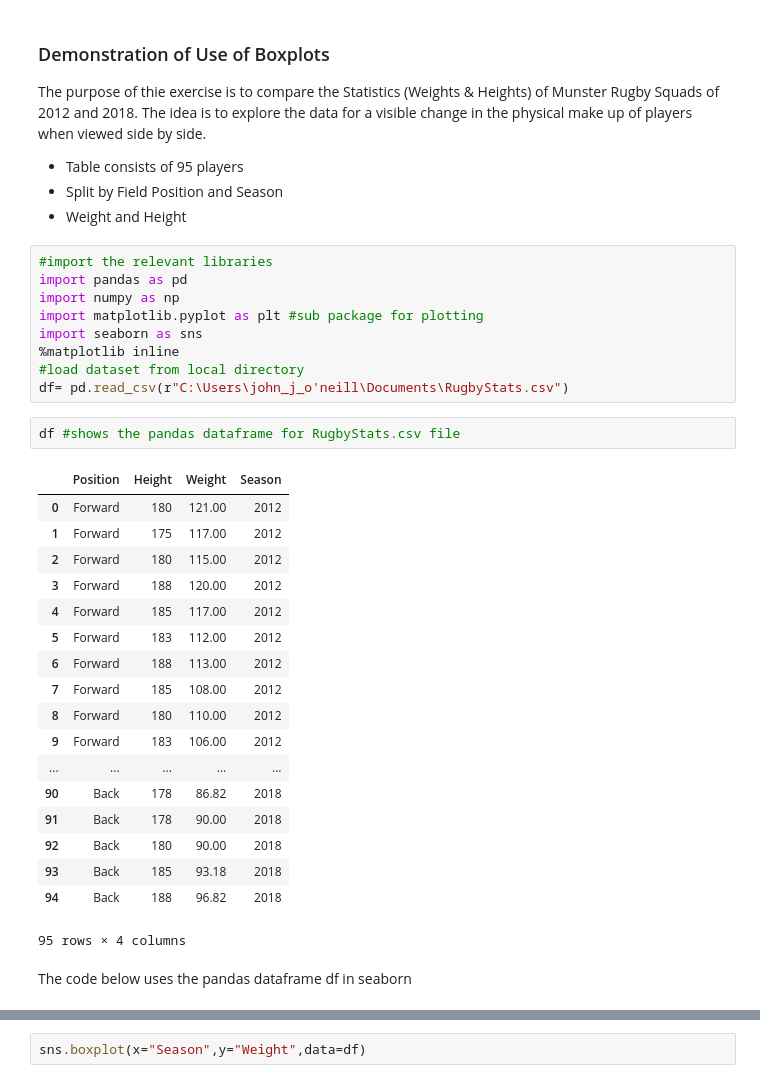
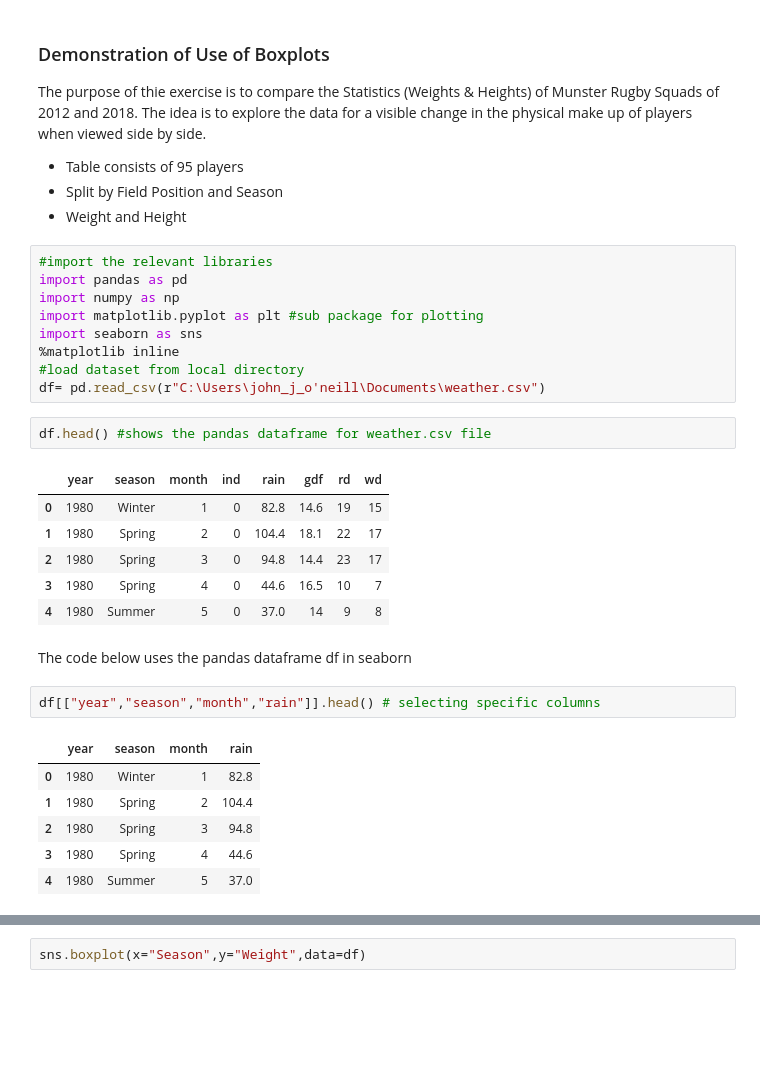
Before and after one commit to JohnONeillGMIT/BoxPlot, a Jupyter notebook: Boxplot Project.ipynb, the cells around one changed output, grey strips where cells are left out. Drawn from its saved outputs; the diff is of its cells as text; blank space fills up the shorter version.

```diff
--- a/Boxplot Project.ipynb
+++ b/Boxplot Project.ipynb
@@ -183,28 +183,25 @@ import matplotlib.pyplot as plt #sub package for plotting
 import seaborn as sns
 %matplotlib inline
 #load dataset from local directory
-df= pd.read_csv(r"C:\Users\john_j_o'neill\Documents\RugbyStats.csv")
+df= pd.read_csv(r"C:\Users\john_j_o'neill\Documents\weather.csv")
 # %%
-df #shows the pandas dataframe for RugbyStats.csv file
+df.head() #shows the pandas dataframe for weather.csv file
 # %% [output]
-|  | Position | Height | Weight | Season |
-| 0 | Forward | 180 | 121.00 | 2012 |
-| 1 | Forward | 175 | 117.00 | 2012 |
-| 2 | Forward | 180 | 115.00 | 2012 |
-| 3 | Forward | 188 | 120.00 | 2012 |
-| 4 | Forward | 185 | 117.00 | 2012 |
-| 5 | Forward | 183 | 112.00 | 2012 |
-| 6 | Forward | 188 | 113.00 | 2012 |
-| 7 | Forward | 185 | 108.00 | 2012 |
-| 8 | Forward | 180 | 110.00 | 2012 |
-| 9 | Forward | 183 | 106.00 | 2012 |
-| ... | ... | ... | ... | ... |
-| 90 | Back | 178 | 86.82 | 2018 |
-| 91 | Back | 178 | 90.00 | 2018 |
-| 92 | Back | 180 | 90.00 | 2018 |
-| 93 | Back | 185 | 93.18 | 2018 |
-| 94 | Back | 188 | 96.82 | 2018 |
+|  | year | season | month | ind | rain | gdf | rd | wd |
+| 0 | 1980 | Winter | 1 | 0 | 82.8 | 14.6 | 19 | 15 |
+| 1 | 1980 | Spring | 2 | 0 | 104.4 | 18.1 | 22 | 17 |
+| 2 | 1980 | Spring | 3 | 0 | 94.8 | 14.4 | 23 | 17 |
+| 3 | 1980 | Spring | 4 | 0 | 44.6 | 16.5 | 10 | 7 |
+| 4 | 1980 | Summer | 5 | 0 | 37.0 | 14 | 9 | 8 |
-95 rows × 4 columns
 # %% [markdown]
 The code below uses the pandas dataframe df in seaborn
+# %%
+df[["year","season","month","rain"]].head() # selecting specific columns
+# %% [output]
+|  | year | season | month | rain |
+| 0 | 1980 | Winter | 1 | 82.8 |
+| 1 | 1980 | Spring | 2 | 104.4 |
+| 2 | 1980 | Spring | 3 | 94.8 |
+| 3 | 1980 | Spring | 4 | 44.6 |
+| 4 | 1980 | Summer | 5 | 37.0 |
 # %%
```
Also changed, not shown: parts of 12 cells of this notebook.
